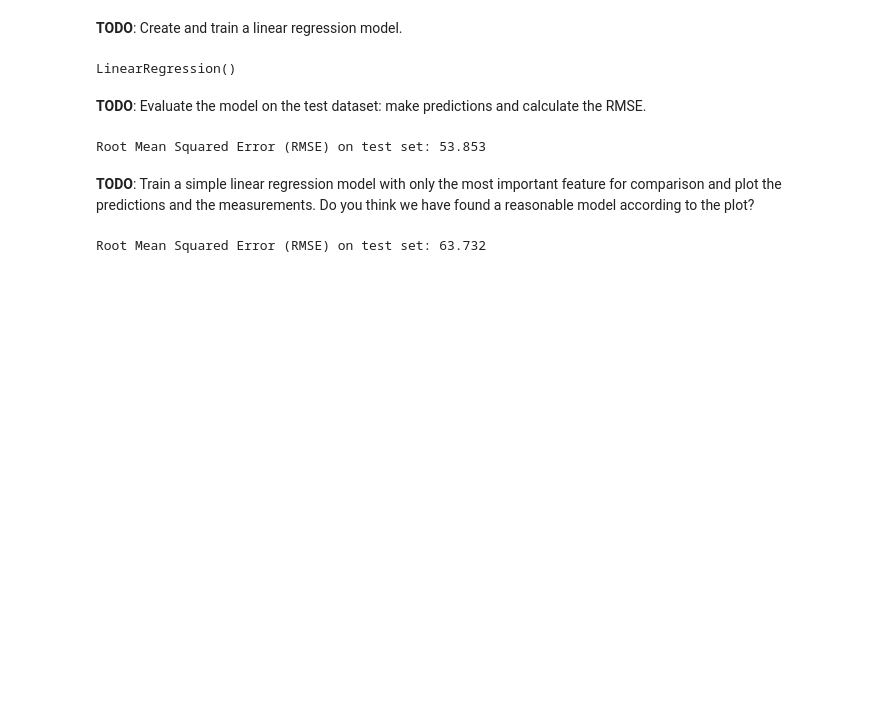
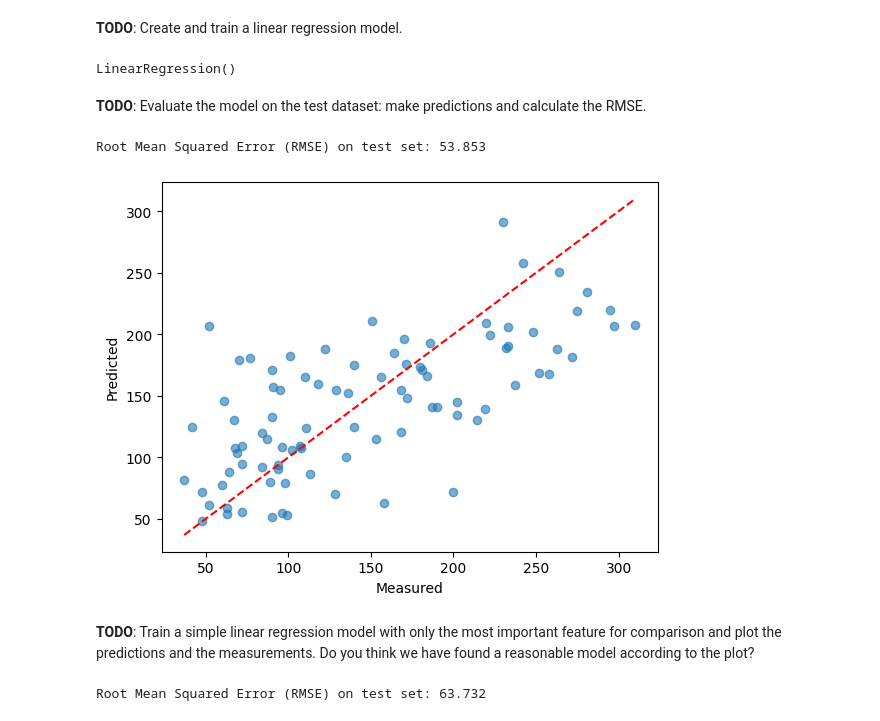
Before and after one commit to lelascarnevali/Udacity_Data_Science, a Jupyter notebook: 2_Introduction_to_Data_Science_and_Supervised_ML/exercises/02-1-Regression_Diabetes.ipynb, the cells around one changed output. Saved outputs shown, nothing was run; the diff lists cells and outputs as text; code cells hidden in the pictures; blank space fills up the shorter version.

```diff
--- a/2_Introduction_to_Data_Science_and_Supervised_ML/exercises/02-1-Regression_Diabetes.ipynb
+++ b/2_Introduction_to_Data_Science_and_Supervised_ML/exercises/02-1-Regression_Diabetes.ipynb
@@ -170,6 +153,12 @@ rmse = np.sqrt(np.mean((y_test - y_pred) ** 2))
 print(f"Root Mean Squared Error (RMSE) on test set: {rmse:.3f}")
 # %% [output]
 Root Mean Squared Error (RMSE) on test set: 53.853
+# %%
+plt.scatter(y_test, y_pred, alpha=0.6)
+plt.plot([y_test.min(), y_test.max()],[y_test.min(), y_test.max()],'r--')
+plt.xlabel('Measured'); plt.ylabel('Predicted'); plt.show()
+# %% [output]
+[figure, added]
 # %% [markdown]
 **TODO**: Train a simple linear regression model with only the most important feature for comparison and plot the predictions and the measurements. Do you think we have found a reasonable model according to the plot?
 # %%
```
Also changed, not shown: parts of 6 cells of this notebook.
